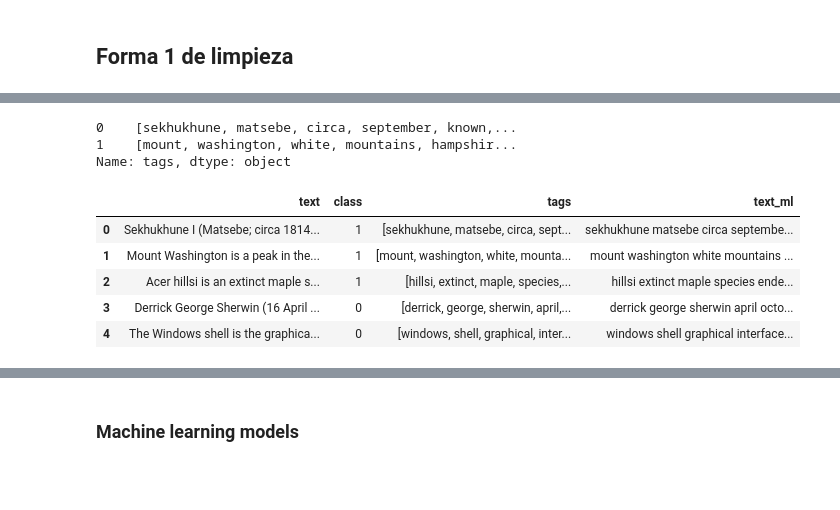
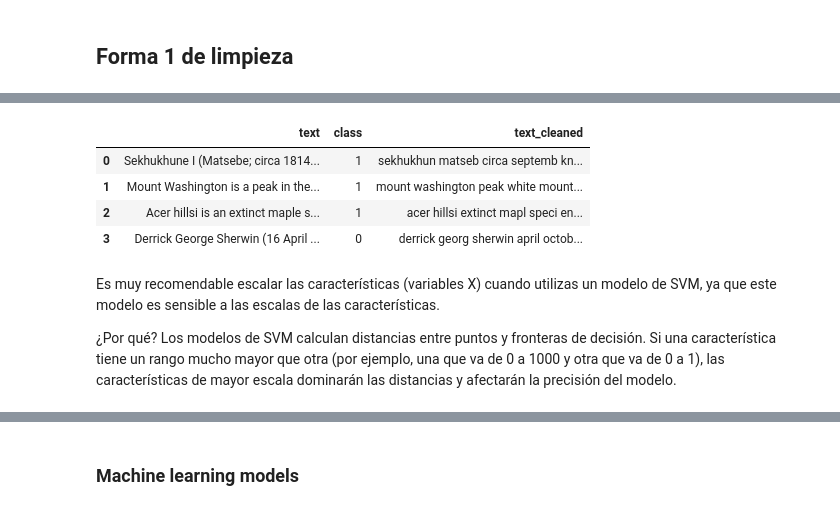
Before and after one commit to AnaNofuentes/Text-Analyzer-Human-vs-AI, a Jupyter notebook: texto_ai.ipynb, the cells around one changed output, grey strips where cells are left out. Cells and saved outputs as stored; diff of their text form; code cells hidden in the pictures; blank space fills up the shorter version.

```diff
--- a/texto_ai.ipynb
+++ b/texto_ai.ipynb
@@ -44,12 +36,0 @@ def text_cleaner(text):
-# %%
-text = df_complete["text"]
-text_cleaned = []
-
-for ele in text:
-    cleaned_text = text_cleaner(ele) #El propósito de text_cleaner es realizar tareas de limpieza/preprocesamiento,
-                                     #como eliminar signos de puntuación, convertir el texto a minúsculas, eliminar palabras irrelevantes, etc.
-
-    text_cleaned.append(cleaned_text)
-# %%
-df_complete["tags"] = text_cleaned
-df_complete.head(5)
@@ -65,6 +36,0 @@ string_tags = df_complete["tags"]
-# %%
-string_tags.head(2)
-# %% [output]
-0    [sekhukhune, matsebe, circa, september, known,...
-1    [mount, washington, white, mountains, hampshir...
-Name: tags, dtype: object
@@ -77,12 +37,34 @@ for tags in string_tags:
-# %%
-df_complete["text_ml"] = new_text
+# %%
+# Inicializamos PorterStemmer
+ps = PorterStemmer()
+
+# Cargamos las stopwords en inglés
+stop_words = set(stopwords.words('english'))
+
+# Lista para almacenar el texto limpio
+text_cleaned = []
+
+# Proceso de limpieza, preprocesamiento y stemming
+for text in df_complete['text']:
+    words = []
+    for word in gensim.utils.simple_preprocess(text):  # Convertir a palabras en minúsculas
+        # Filtrar stopwords y palabras irrelevantes
+        if word not in gensim.parsing.preprocessing.STOPWORDS and word not in stop_words:
+            # Aplicar PorterStemmer para obtener la raíz de la palabra
+            stemmed_word = ps.stem(word)
+            words.append(stemmed_word)
+
+    # Agregar el texto limpio y procesado a la lista
+    text_cleaned.append(' '.join(words))
+
+# Guardar el texto limpio y con stemming en el DataFrame
+df_complete['text_cleaned'] = text_cleaned
 # %%
-df_complete.head(5)
+df_complete.head(4)
 # %% [output]
-|  | text | class | tags | text_ml |
-| 0 | Sekhukhune I (Matsebe; circa 1814... | 1 | [sekhukhune, matsebe, circa, sept... | sekhukhune matsebe circa septembe... |
-| 1 | Mount Washington is a peak in the... | 1 | [mount, washington, white, mounta... | mount washington white mountains ... |
-| 2 | Acer hillsi is an extinct maple s... | 1 | [hillsi, extinct, maple, species,... | hillsi extinct maple species ende... |
-| 3 | Derrick George Sherwin (16 April ... | 0 | [derrick, george, sherwin, april,... | derrick george sherwin april octo... |
-| 4 | The Windows shell is the graphica... | 0 | [windows, shell, graphical, inter... | windows shell graphical interface... |
+|  | text | class | text_cleaned |
+| 0 | Sekhukhune I (Matsebe; circa 1814... | 1 | sekhukhun matseb circa septemb kn... |
+| 1 | Mount Washington is a peak in the... | 1 | mount washington peak white mount... |
+| 2 | Acer hillsi is an extinct maple s... | 1 | acer hillsi extinct mapl speci en... |
+| 3 | Derrick George Sherwin (16 April ... | 0 | derrick georg sherwin april octob... |
 # %%
@@ -98,3 +75,8 @@ X_train_scaled = scaler.fit_transform(X_train)
+# %% [markdown]
+Es muy recomendable escalar las características (variables X) cuando utilizas un modelo de SVM, ya que este modelo es sensible a las escalas de las características.
+
+¿Por qué?
+Los modelos de SVM calculan distancias entre puntos y fronteras de decisión. Si una característica tiene un rango mucho mayor que otra (por ejemplo, una que va de 0 a 1000 y otra que va de 0 a 1), las características de mayor escala dominarán las distancias y afectarán la precisión del modelo.
 # %%
 # Text Tokenization
 
```
Also changed, not shown: parts of 9 cells of this notebook.
